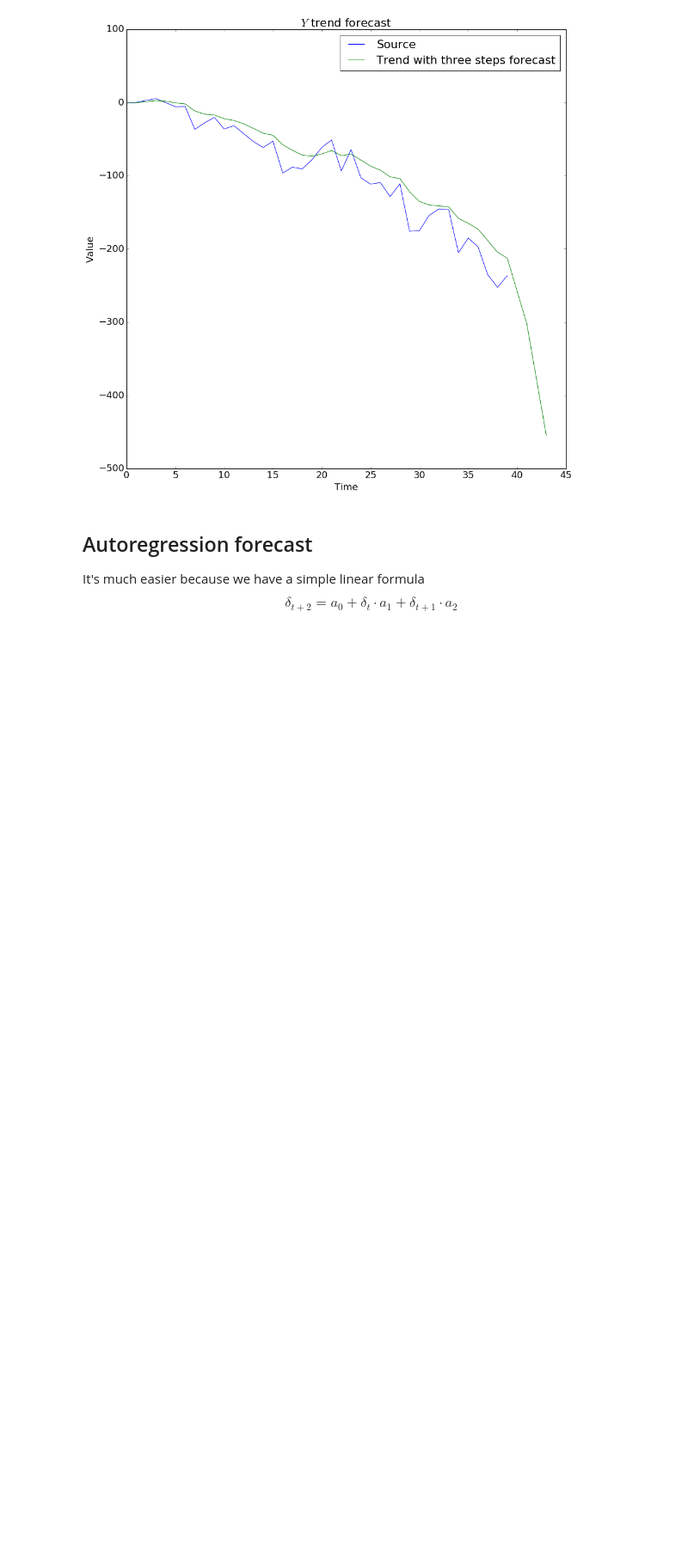
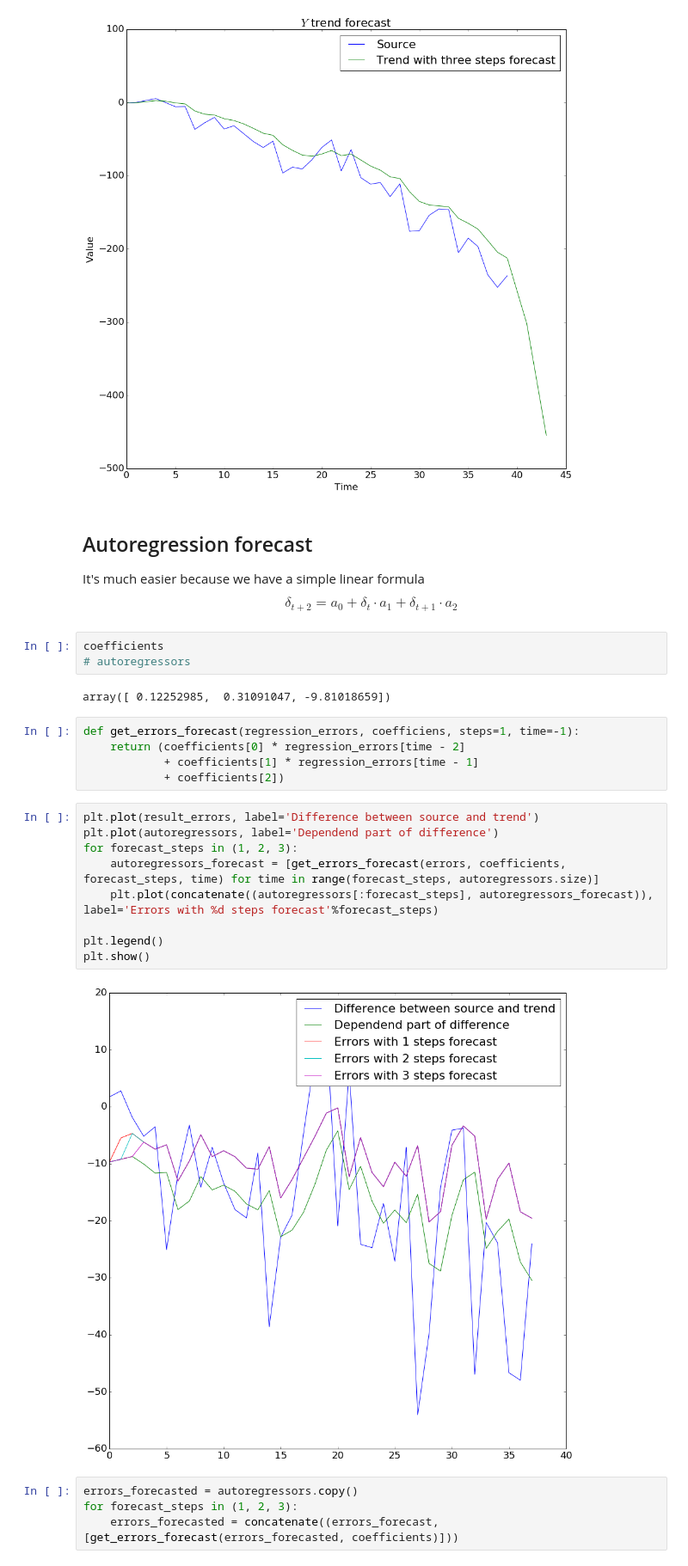
Before and after one commit to definability/statistical-analysis, a Jupyter notebook: course/Notebook/Coursework.ipynb, the cells around one changed output. Shown at 86% size. Cells and saved outputs as stored; diff of their text form; blank space fills up the shorter version.

Commit message:
Added final forecast for first part

```diff
--- a/course/Notebook/Coursework.ipynb
+++ b/course/Notebook/Coursework.ipynb
@@ -422,3 +422,28 @@ It's much easier because we have a simple linear formula
 $$
 \delta_{t + 2} = a_0 + \delta_{t} \cdot a_1 + \delta_{t + 1} \cdot  a_2
 $$
+# %%
+coefficients
+# autoregressors
+# %% [output]
+array([ 0.12252985,  0.31091047, -9.81018659])
+# %%
+def get_errors_forecast(regression_errors, coefficiens, steps=1, time=-1):
+    return (coefficients[0] * regression_errors[time - 2]
+            + coefficients[1] * regression_errors[time - 1]
+            + coefficients[2])
+# %%
+plt.plot(result_errors, label='Difference between source and trend')
+plt.plot(autoregressors, label='Dependend part of difference')
+for forecast_steps in (1, 2, 3):
+    autoregressors_forecast = [get_errors_forecast(errors, coefficients, forecast_steps, time) for time in range(forecast_steps, autoregressors.size)]
+    plt.plot(concatenate((autoregressors[:forecast_steps], autoregressors_forecast)), label='Errors with %d steps forecast'%forecast_steps)
+
+plt.legend()
+plt.show()
+# %% [output]
+[figure, added]
+# %%
+errors_forecasted = autoregressors.copy()
+for forecast_steps in (1, 2, 3):
+    errors_forecasted = concatenate((errors_forecast, [get_errors_forecast(errors_forecasted, coefficients)]))
```
Also changed, not shown: parts of 1 cell of this notebook.
